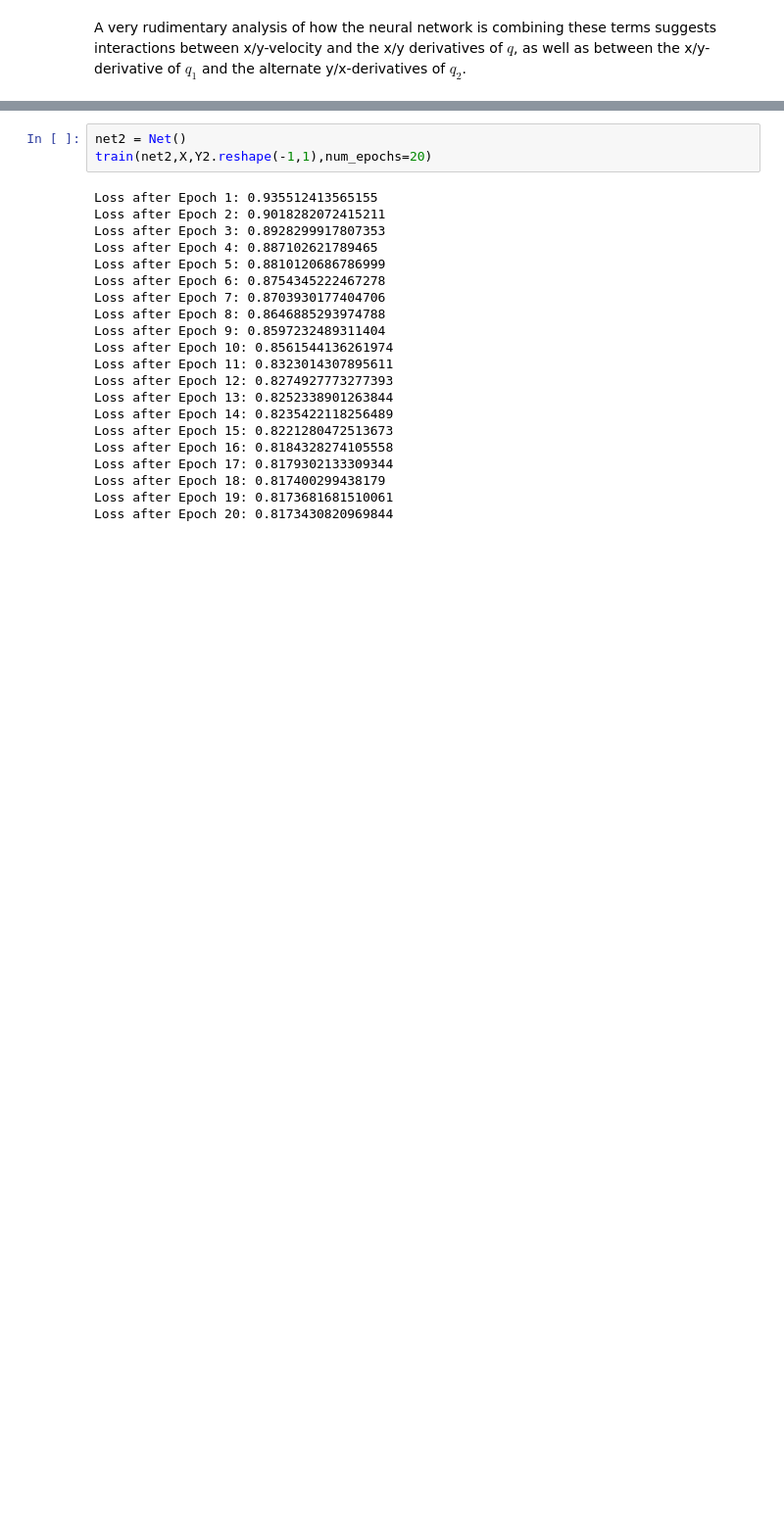
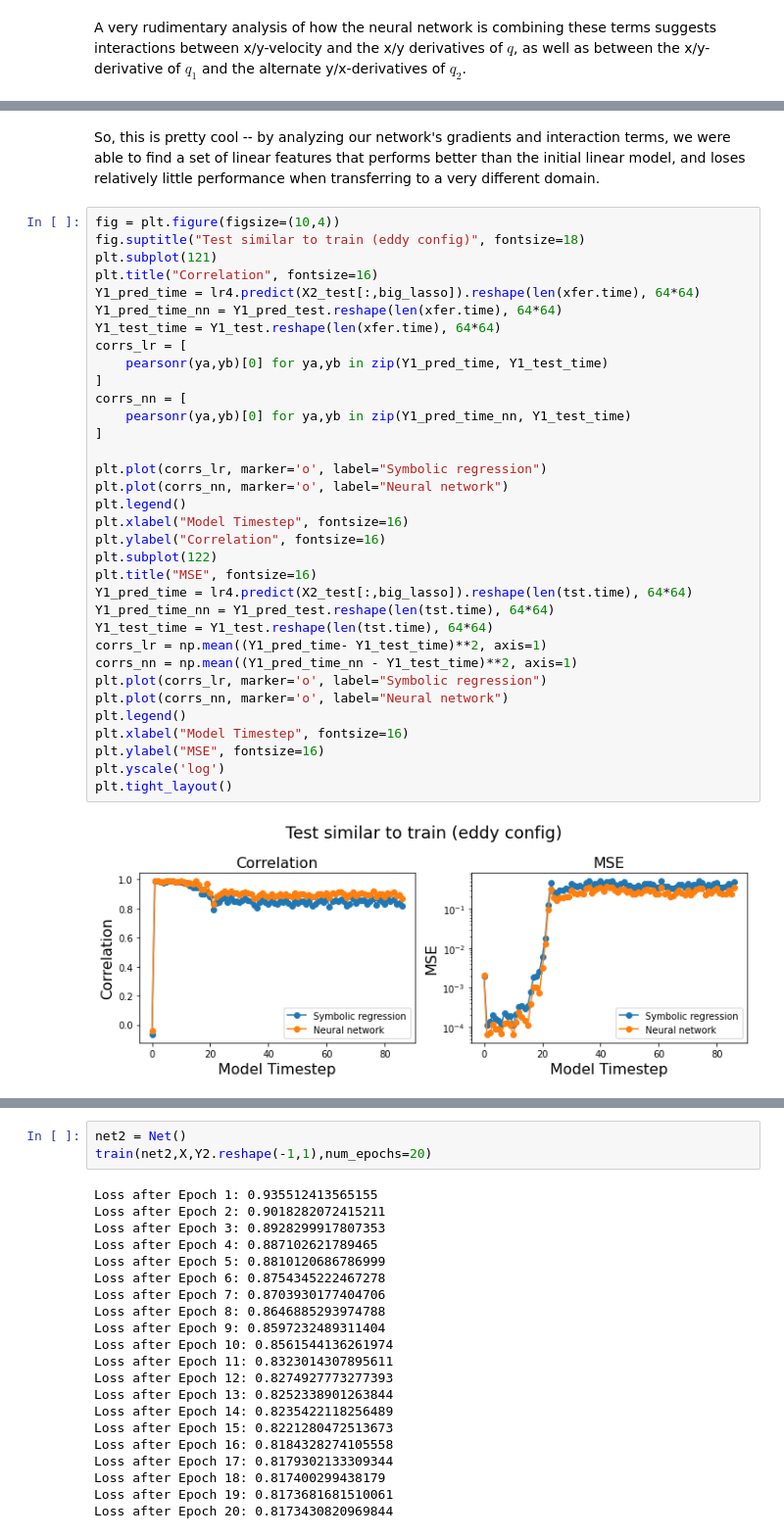
Before and after one commit to Pperezhogin/pyqg_experiments_Ross, a Jupyter notebook: notebooks/symbolic-regression-preliminary-testing.ipynb, the cells around one changed output, grey strips where cells are left out. Shown at 98% size. Drawn from its saved outputs; the diff is of its cells as text; blank space fills up the shorter version.

```diff
--- a/notebooks/symbolic-regression-preliminary-testing.ipynb
+++ b/notebooks/symbolic-regression-preliminary-testing.ipynb
@@ -431,0 +428,38 @@ Ok, now let's try to predict our alternate version of subgrid forcing.
+# %% [markdown]
+So, this is pretty cool -- by analyzing our network's gradients and interaction terms, we were able to find a set of linear features that performs better than the initial linear model, and loses relatively little performance when transferring to a very different domain.
+# %%
+fig = plt.figure(figsize=(10,4))
+fig.suptitle("Test similar to train (eddy config)", fontsize=18)
+plt.subplot(121)
+plt.title("Correlation", fontsize=16)
+Y1_pred_time = lr4.predict(X2_test[:,big_lasso]).reshape(len(xfer.time), 64*64)
+Y1_pred_time_nn = Y1_pred_test.reshape(len(xfer.time), 64*64)
+Y1_test_time = Y1_test.reshape(len(xfer.time), 64*64)
+corrs_lr = [
+    pearsonr(ya,yb)[0] for ya,yb in zip(Y1_pred_time, Y1_test_time)
+]
+corrs_nn = [
+    pearsonr(ya,yb)[0] for ya,yb in zip(Y1_pred_time_nn, Y1_test_time)
+]
+
+plt.plot(corrs_lr, marker='o', label="Symbolic regression")
+plt.plot(corrs_nn, marker='o', label="Neural network")
+plt.legend()
+plt.xlabel("Model Timestep", fontsize=16)
+plt.ylabel("Correlation", fontsize=16)
+plt.subplot(122)
+plt.title("MSE", fontsize=16)
+Y1_pred_time = lr4.predict(X2_test[:,big_lasso]).reshape(len(tst.time), 64*64)
+Y1_pred_time_nn = Y1_pred_test.reshape(len(tst.time), 64*64)
+Y1_test_time = Y1_test.reshape(len(tst.time), 64*64)
+corrs_lr = np.mean((Y1_pred_time- Y1_test_time)**2, axis=1)
+corrs_nn = np.mean((Y1_pred_time_nn - Y1_test_time)**2, axis=1)
+plt.plot(corrs_lr, marker='o', label="Symbolic regression")
+plt.plot(corrs_nn, marker='o', label="Neural network")
+plt.legend()
+plt.xlabel("Model Timestep", fontsize=16)
+plt.ylabel("MSE", fontsize=16)
+plt.yscale('log')
+plt.tight_layout()
+# %% [output]
+[figure, added]
```
Also changed, not shown: parts of 31 cells of this notebook, 7 other files.
